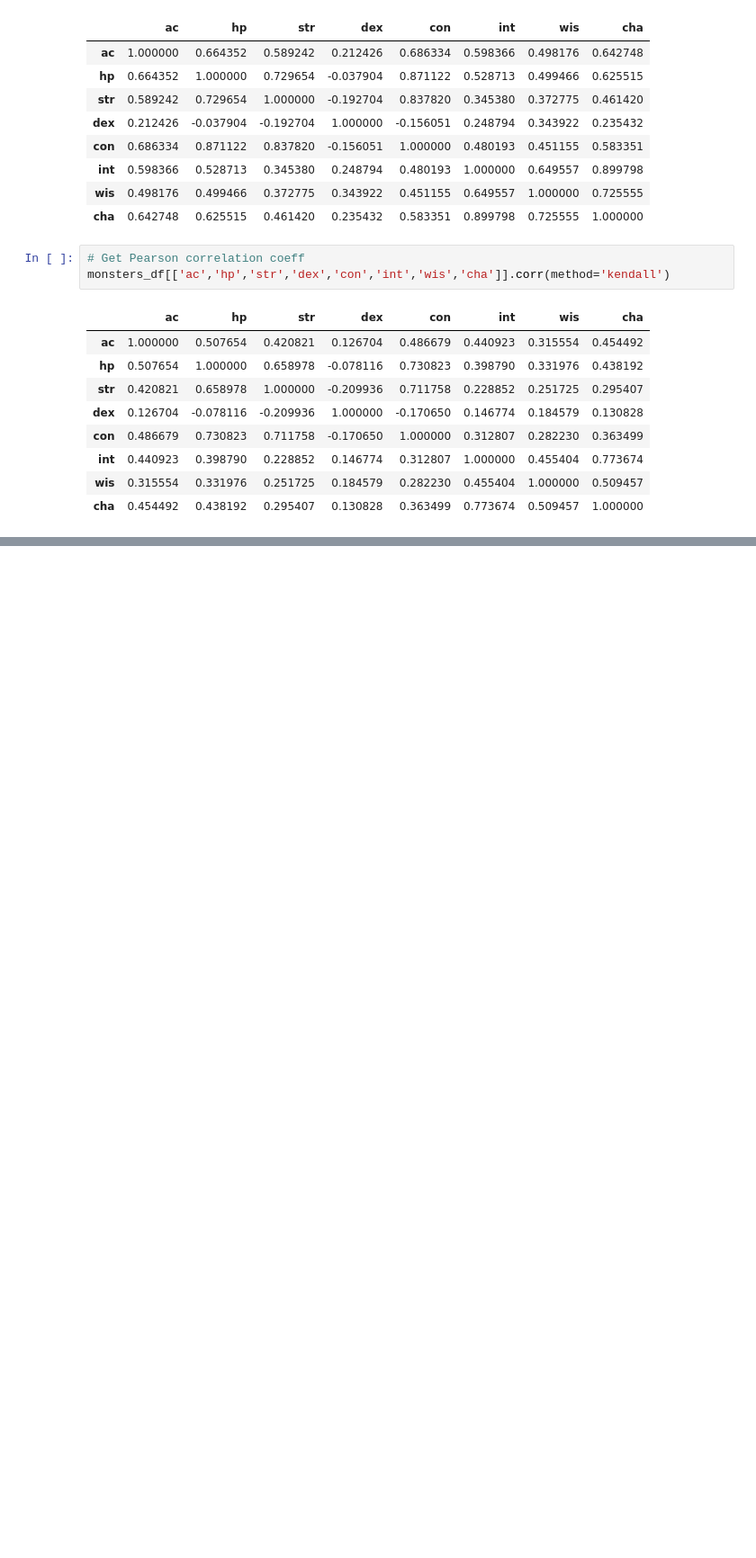
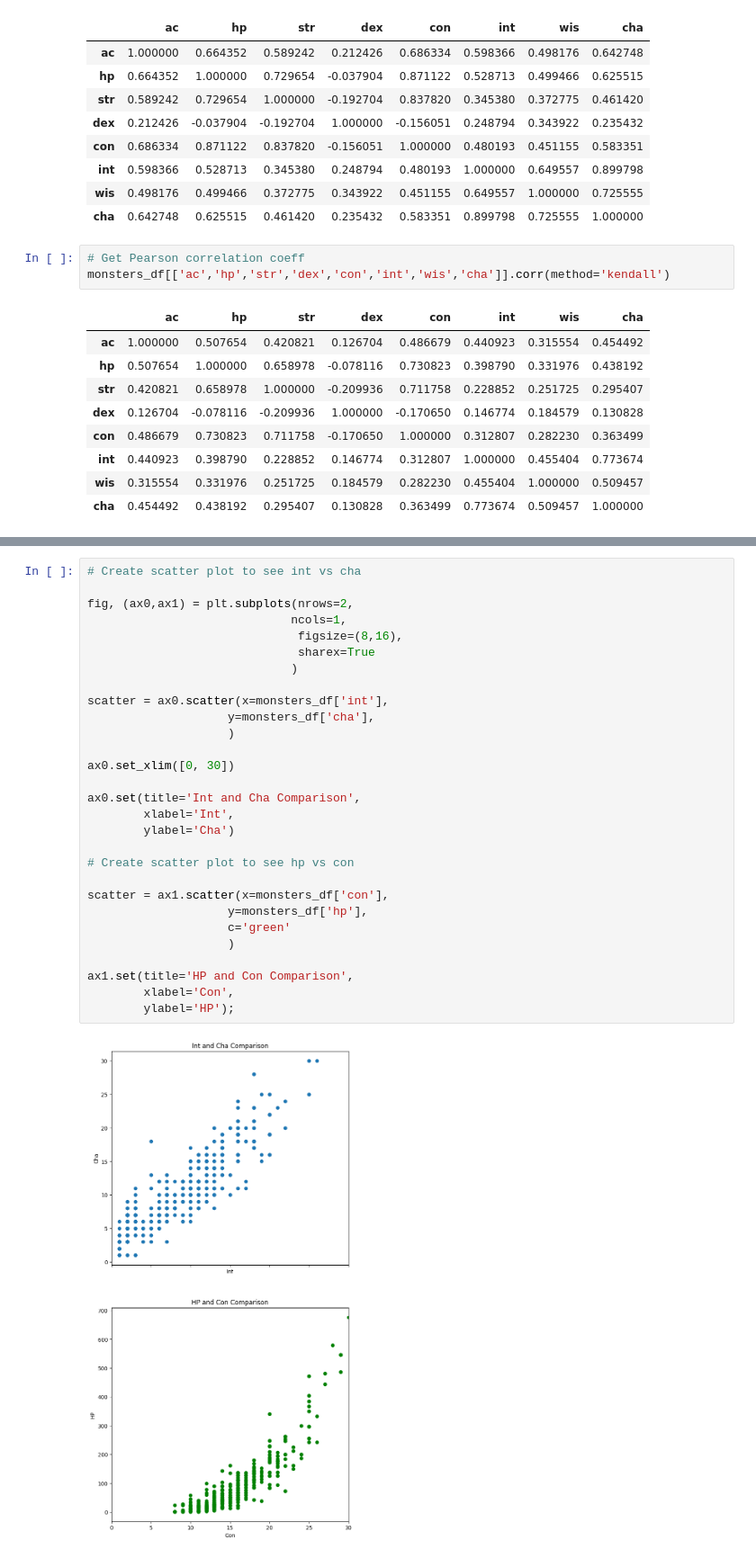
Before and after one commit to seancary62/DND_Tools, a Jupyter notebook: dnd-5e-monster-exploration.ipynb, the cells around one changed output, grey strips where cells are left out. Shown: that part at 90% size. Drawn from its saved outputs; the diff is of its cells as text; blank space fills up the shorter version.

```diff
--- a/dnd-5e-monster-exploration.ipynb
+++ b/dnd-5e-monster-exploration.ipynb
@@ -301,0 +327,31 @@ import matplotlib as plt
+# %%
+# Create scatter plot to see int vs cha
+
+fig, (ax0,ax1) = plt.subplots(nrows=2,
+                             ncols=1,
+                              figsize=(8,16),
+                              sharex=True
+                             )
+
+scatter = ax0.scatter(x=monsters_df['int'],
+                    y=monsters_df['cha'],
+                    )
+
+ax0.set_xlim([0, 30])
+
+ax0.set(title='Int and Cha Comparison',
+        xlabel='Int',
+        ylabel='Cha')
+
+# Create scatter plot to see hp vs con
+
+scatter = ax1.scatter(x=monsters_df['con'],
+                    y=monsters_df['hp'],
+                    c='green'
+                    )
+
+ax1.set(title='HP and Con Comparison',
+        xlabel='Con',
+        ylabel='HP');
+# %% [output]
+[figure, added]
```
Also changed, not shown: parts of 9 cells of this notebook.
